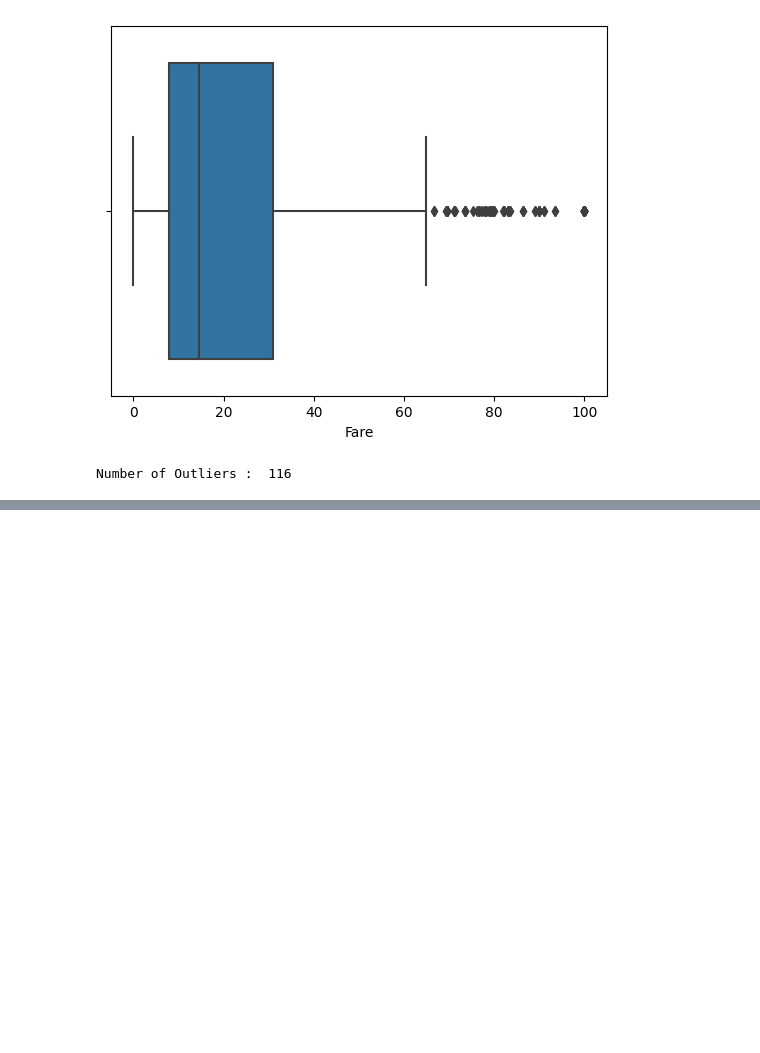
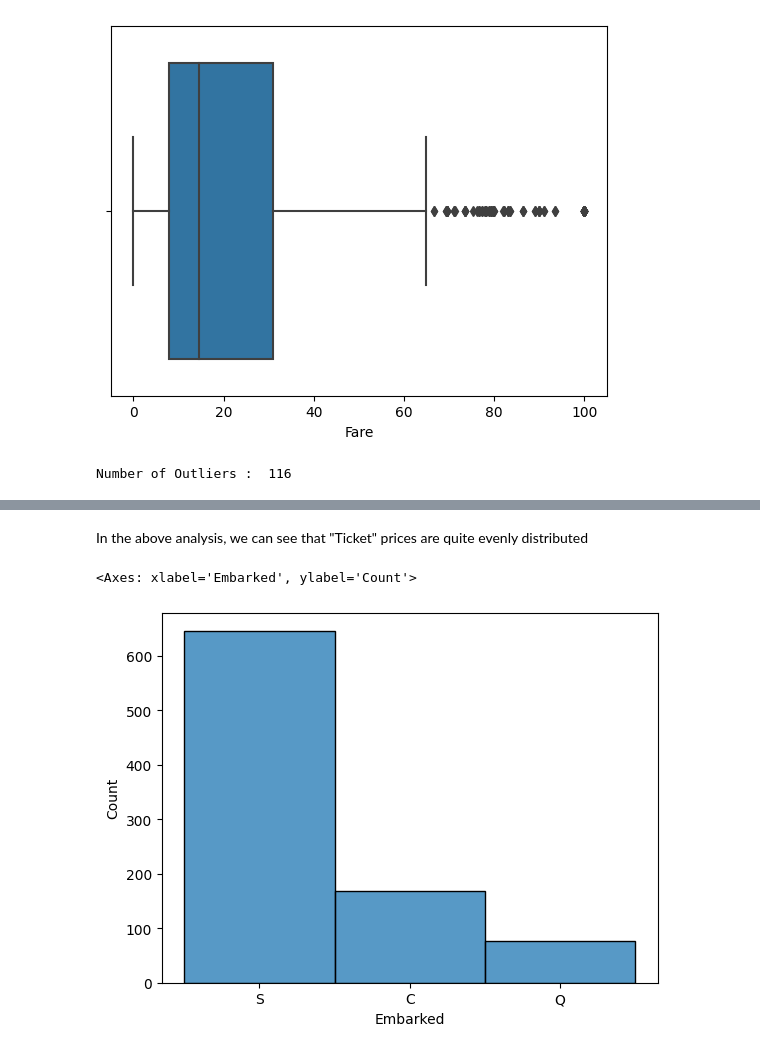
Before and after one commit to mehtasumit1007/TitanicPredictionModelling, a Jupyter notebook: Modelling_Main.ipynb, the cells around one changed output, grey strips where cells are left out. Drawn from its saved outputs; the diff is of its cells as text; code cells hidden in the pictures; blank space fills up the shorter version.

```diff
--- a/Modelling_Main.ipynb
+++ b/Modelling_Main.ipynb
@@ -260,0 +205,7 @@ df_titanic['Fare'] = df_titanic['Fare'].clip(upper = 100)
+# %% [markdown]
+In the above analysis, we can see that "Ticket" prices are quite evenly distributed
+# %%
+sns.histplot(df_titanic['Embarked'].dropna(),kde=False)
+# %% [output]
+<Axes: xlabel='Embarked', ylabel='Count'>
+[figure, added]
```
Also changed, not shown: parts of 14 cells of this notebook.
